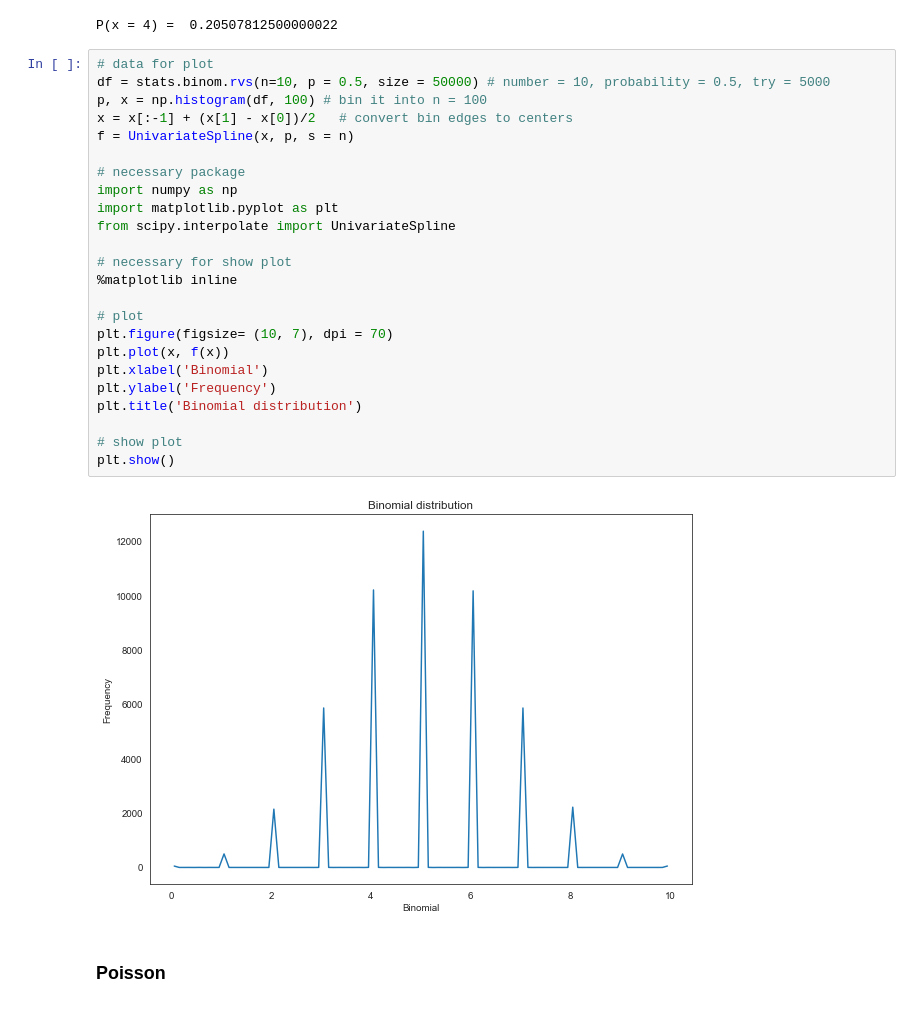
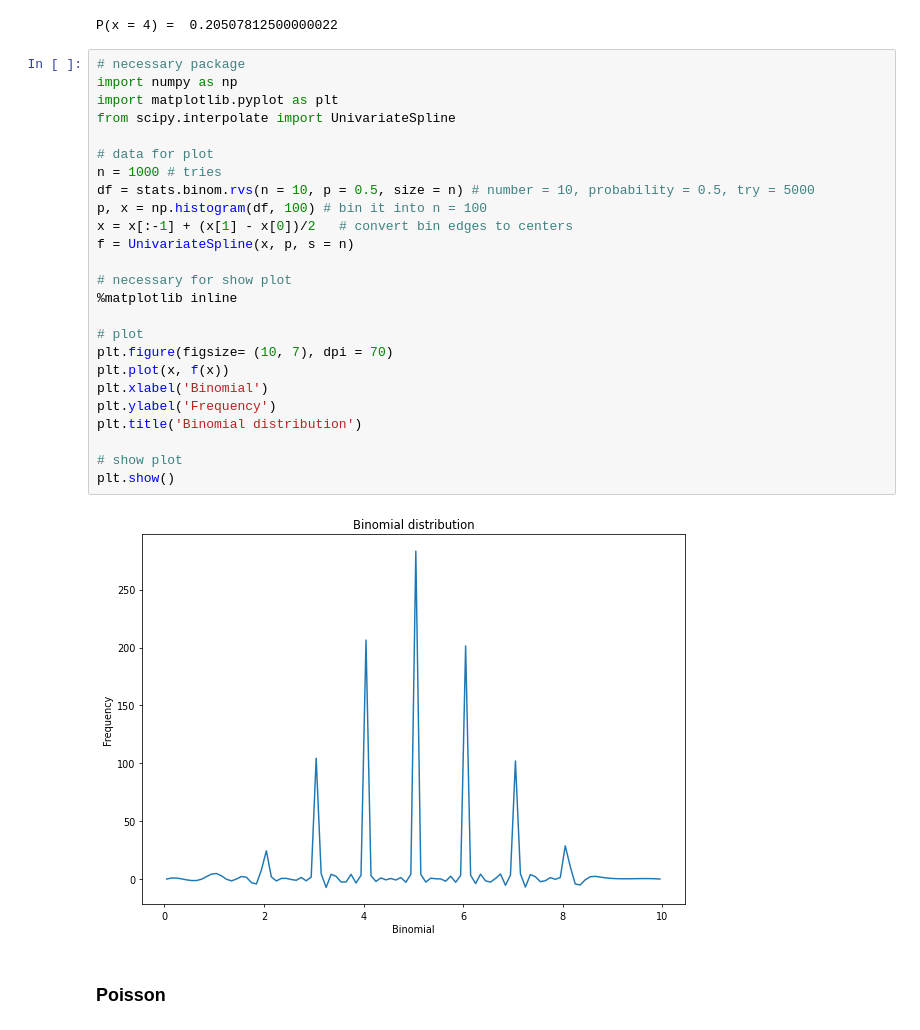
Before and after one commit to caroperez/Statistical_studies, a Jupyter notebook: Probability theory.ipynb, the cells around one changed output. Saved outputs shown, nothing was run; the diff lists cells and outputs as text.

```diff
--- a/Probability theory.ipynb
+++ b/Probability theory.ipynb
@@ -235,31 +235,32 @@ print("P(x = 4) = ", c.pmf(4)) # 4 head in 10 tries
 # %% [output]
 P(x = 4) =  0.20507812500000022
 # %%
-# data for plot
-df = stats.binom.rvs(n=10, p = 0.5, size = 50000) # number = 10, probability = 0.5, try = 5000
-p, x = np.histogram(df, 100) # bin it into n = 100
-x = x[:-1] + (x[1] - x[0])/2   # convert bin edges to centers
-f = UnivariateSpline(x, p, s = n)
-
 # necessary package
 import numpy as np
 import matplotlib.pyplot as plt
 from scipy.interpolate import UnivariateSpline
+
+# data for plot
+n = 1000 # tries
+df = stats.binom.rvs(n = 10, p = 0.5, size = n) # number = 10, probability = 0.5, try = 5000
+p, x = np.histogram(df, 100) # bin it into n = 100
+x = x[:-1] + (x[1] - x[0])/2   # convert bin edges to centers
+f = UnivariateSpline(x, p, s = n)
 
 # necessary for show plot
 %matplotlib inline
 
 # plot
 plt.figure(figsize= (10, 7), dpi = 70)
 plt.plot(x, f(x))
 plt.xlabel('Binomial')
 plt.ylabel('Frequency')
 plt.title('Binomial distribution')
 
 # show plot
 plt.show()
 # %% [output]
-[figure, old version]
+[figure, new version]
 # %% [markdown]
 ### Poisson
 # %% [markdown]
```
Also changed, not shown: parts of 3 cells of this notebook.
